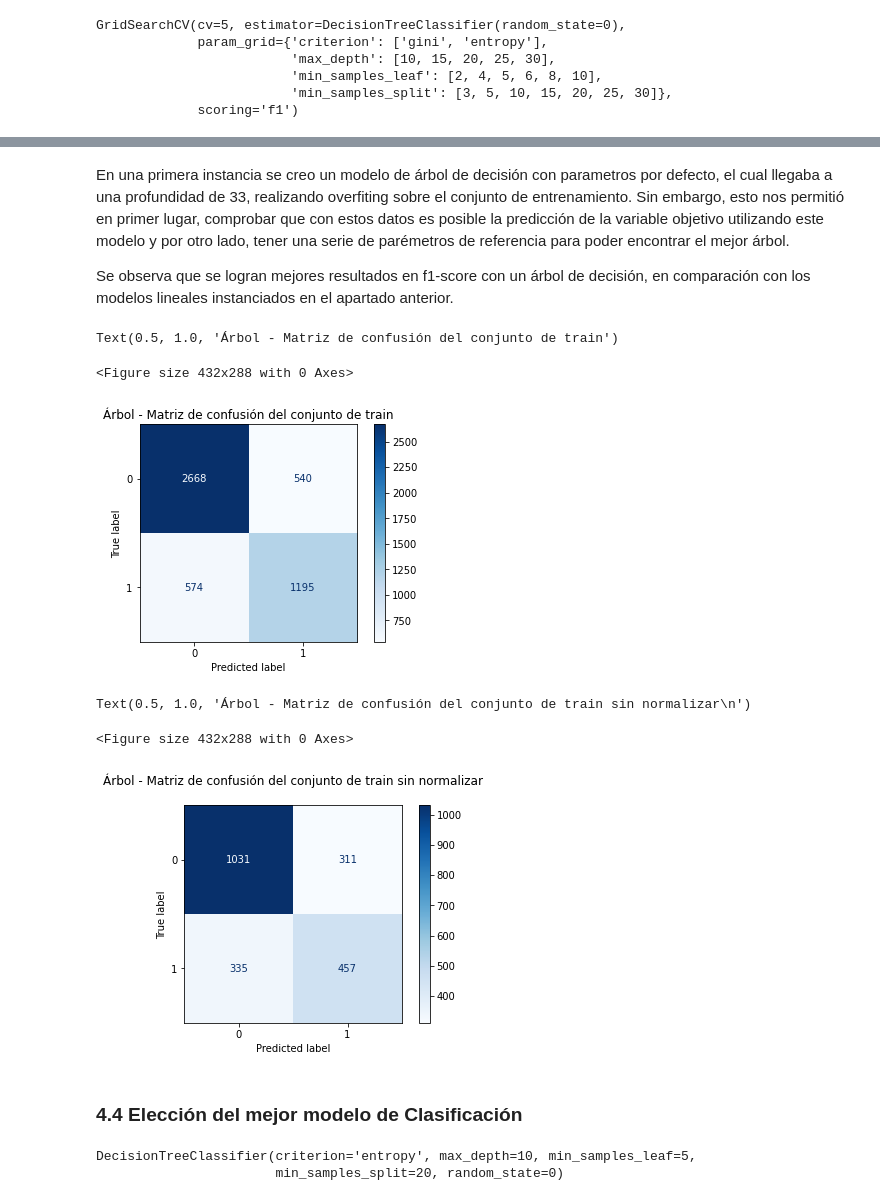
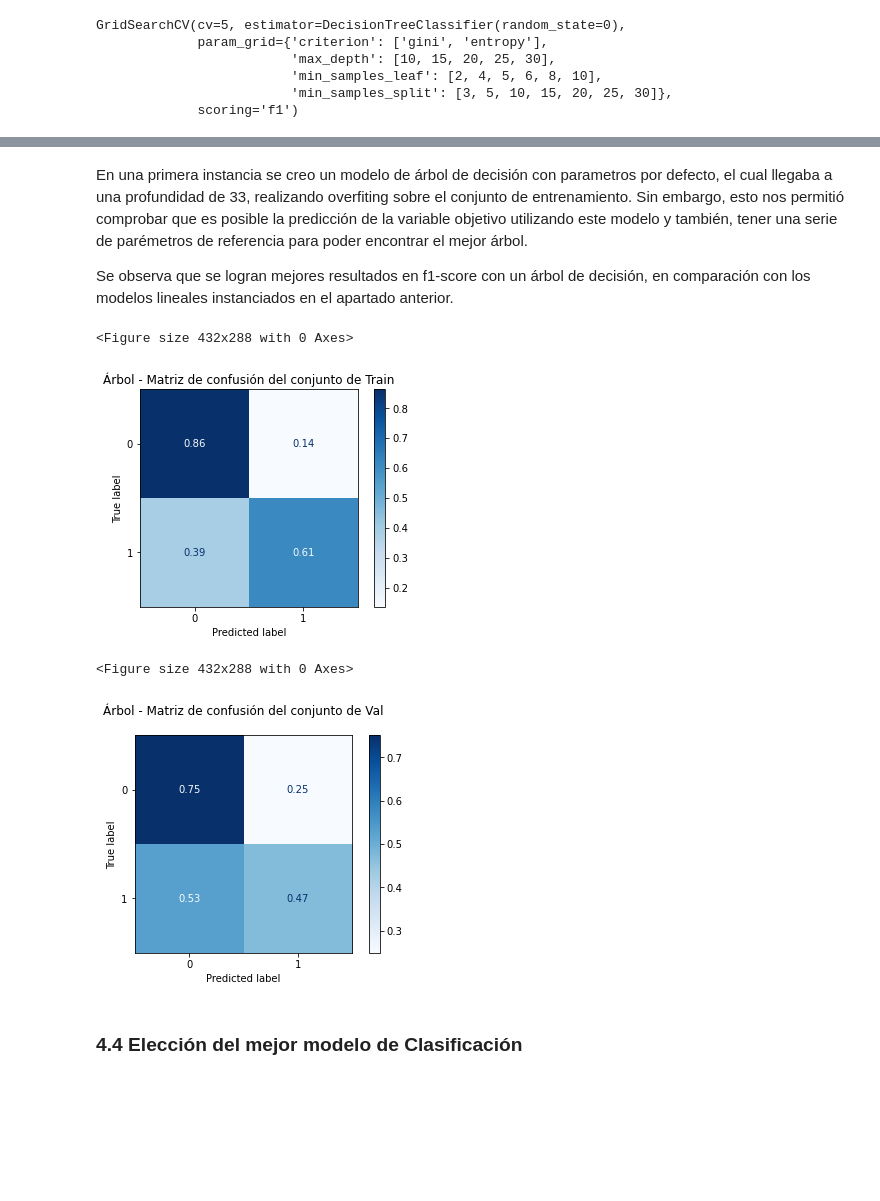
Before and after one commit to MDiplo2021/IntroAprendizajeAutomatico, a Jupyter notebook: notebooks/Grupo2/trabajo_practico_3_grupo2.ipynb, the cells around one changed output, grey strips where cells are left out. Saved outputs shown, nothing was run; the diff lists cells and outputs as text; code cells hidden in the pictures; blank space fills up the shorter version.

```diff
--- a/notebooks/Grupo2/trabajo_practico_3_grupo2.ipynb
+++ b/notebooks/Grupo2/trabajo_practico_3_grupo2.ipynb
@@ -543,3 +693,3 @@ X_train_c.shape, y_train_c.shape
 # %%
-num_cols = np.array(['antig_cliente', 'monto_ajustado'])
-cat_cols = np.array(X_train_c.columns[4:])
+num_cols = np.array(['client__edad', 'client__antig','o_mes'])
+cat_cols = np.array(X_train_c.columns[3:-1])
@@ -650,6 +828,6 @@ Sin bien se intento normalizar los features, la predicción no era buena (no pre
 # %%
 scaler = StandardScaler()
 X_train_sgd = scaler.fit_transform(X_train_lreg)
-X_val_sgd = scaler.fit_transform(X_val_lreg)
+X_val_sgd = scaler.transform(X_val_lreg)
 X_train_sgd.shape, X_val_sgd.shape
 # %% [output]
@@ -664,7 +842,7 @@ param_grid = {
     #'max_iter': [1000, 2000, 5000]
 }
 
-model = SGDClassifier(random_state= 0)
+model = SGDClassifier(random_state= 0, shuffle=False)
 cv = GridSearchCV(model, param_grid, scoring='f1',cv=3)
 cv.fit(X_train_sgd, y_train_c)
 #cv.fit(X, y)
@@ -750,8 +928,8 @@ Text(0.5, 1.0, 'SGD - Matriz de confusión del conjunto de train sin normalizar\
 # %% [markdown]
 ### 4.3 Modelos no lineales de clasificación: Árboles de decisión
 # %%
-X_train_tree = X_train_sgd
-X_val_tree = X_val_sgd
+X_train_tree = X_train_sgd.copy()
+X_val_tree = X_val_sgd.copy()
 # %%
 param_grid = {
     'max_depth': [10, 15, 20, 25, 30],
@@ -823,24 +997,24 @@ weighted avg       0.70      0.70      0.70      2134
 # %% [markdown]
-En una primera instancia se creo un modelo de árbol de decisión con parametros por defecto, el cual llegaba a una profundidad de 33, realizando overfiting sobre el conjunto de entrenamiento. Sin embargo, esto nos permitió en primer lugar, comprobar que con estos datos es posible la predicción de la variable objetivo utilizando este modelo y por otro lado, tener una serie de parémetros de referencia para poder encontrar el mejor árbol.
+En una primera instancia se creo un modelo de árbol de decisión con parametros por defecto, el cual llegaba a una profundidad de 33, realizando overfiting sobre el conjunto de entrenamiento. Sin embargo, esto nos permitió comprobar que es posible la predicción de la variable objetivo utilizando este modelo y también, tener una serie de parémetros de referencia para poder encontrar el mejor árbol.
 
 Se observa que se logran mejores resultados en f1-score con un árbol de decisión, en comparación con los modelos lineales instanciados en el apartado anterior.
 # %%
 plt.figure()
 plot_confusion_matrix(estimator=clf_best_tree, X=X_train_tree, y_true=y_train_c,
-                      normalize=None, cmap='Blues', values_format='d').ax_ \
-                      .set_title('Árbol - Matriz de confusión del conjunto de train')
+                      normalize='true', cmap='Blues').ax_ \
+                      .set_title('Árbol - Matriz de confusión del conjunto de Train')
+plt.show()
 # %% [output]
-Text(0.5, 1.0, 'Árbol - Matriz de confusión del conjunto de train')
+<Figure size 432x288 with 0 Axes>
-<Figure size 432x288 with 0 Axes>
-[figure, old version]
+[figure, new version]
 # %%
 plt.figure()
 plot_confusion_matrix(estimator=clf_best_tree, X=X_val_tree, y_true=y_val_c,
-                      normalize=None, cmap='Blues', values_format='d').ax_ \
-                      .set_title('Árbol - Matriz de confusión del conjunto de train sin normalizar\n')
+                      normalize='true', cmap='Blues').ax_ \
+                      .set_title('Árbol - Matriz de confusión del conjunto de Val\n')
+plt.show()
 # %% [output]
-Text(0.5, 1.0, 'Árbol - Matriz de confusión del conjunto de train sin normalizar\n')
+<Figure size 432x288 with 0 Axes>
-<Figure size 432x288 with 0 Axes>
-[figure, old version]
+[figure, new version]
 # %% [markdown]
 ### 4.4 Elección del mejor modelo de Clasificación
@@ -850,6 +1020,0 @@ X_test_c = scaler.fit_transform(X_test_c)
-# %%
-# Entrenamos el modelo
-clf_best_tree.fit(X_train_tree, y_train_c)
-# %% [output]
-DecisionTreeClassifier(criterion='entropy', max_depth=10, min_samples_leaf=5,
-                       min_samples_split=20, random_state=0)
```
Also changed, not shown: parts of 121 cells of this notebook, 2 other files.
